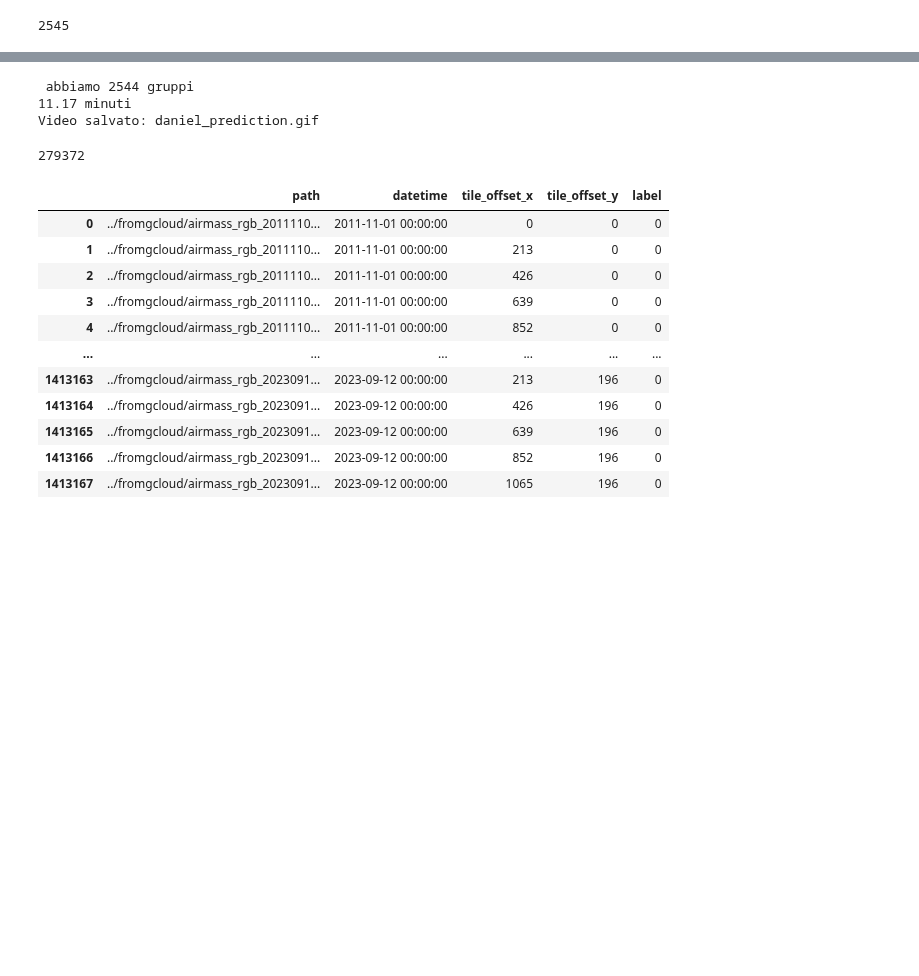
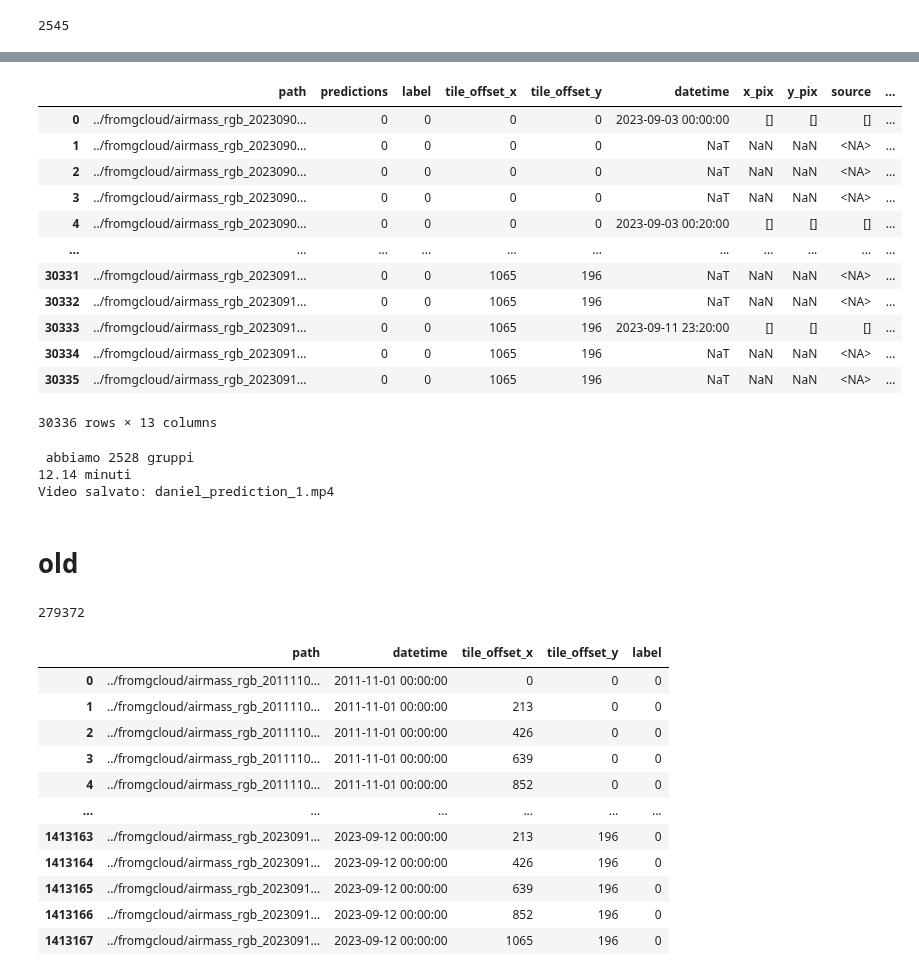
Before and after one commit to dandarm/VideoMAEv2, a Jupyter notebook: Predict_general_data.ipynb, the cells around one changed output, grey strips where cells are left out. Drawn from its saved outputs; the diff is of its cells as text; code cells hidden in the pictures; blank space fills up the shorter version.

Commit message:
save tile outside balance - offsets from given df -

```diff
--- a/Predict_general_data.ipynb
+++ b/Predict_general_data.ipynb
@@ -238,3 +214,3 @@ df_mapping
 # %%
 # ottengo il dataframe per creare i video
-df_data_merg = df_mapping.merge(df_data, on=['path', 'tile_offset_x', 'tile_offset_y'], how='left').drop(columns='label').rename(columns={'tmp_label':'label'})
+df_data_merg = df_mapping.merge(df_2023_20m, on=['path', 'tile_offset_x', 'tile_offset_y'], how='left').drop(columns='label').rename(columns={'tmp_label':'label'})
@@ -256,0 +233,16 @@ def make_animation(df, nomefile='predictions_validation3.gif'):
+# %%
+df_data_merg
+# %% [output]
+|  | path | predictions | label | tile_offset_x | tile_offset_y | datetime | x_pix | y_pix | source | ... |
+| 0 | ../fromgcloud/airmass_rgb_2023090... | 0 | 0 | 0 | 0 | 2023-09-03 00:00:00 | [] | [] | [] | ... |
+| 1 | ../fromgcloud/airmass_rgb_2023090... | 0 | 0 | 0 | 0 | NaT | NaN | NaN | <NA> | ... |
+| 2 | ../fromgcloud/airmass_rgb_2023090... | 0 | 0 | 0 | 0 | NaT | NaN | NaN | <NA> | ... |
+| 3 | ../fromgcloud/airmass_rgb_2023090... | 0 | 0 | 0 | 0 | NaT | NaN | NaN | <NA> | ... |
+| 4 | ../fromgcloud/airmass_rgb_2023090... | 0 | 0 | 0 | 0 | 2023-09-03 00:20:00 | [] | [] | [] | ... |
+| ... | ... | ... | ... | ... | ... | ... | ... | ... | ... | ... |
+| 30331 | ../fromgcloud/airmass_rgb_2023091... | 0 | 0 | 1065 | 196 | NaT | NaN | NaN | <NA> | ... |
+| 30332 | ../fromgcloud/airmass_rgb_2023091... | 0 | 0 | 1065 | 196 | NaT | NaN | NaN | <NA> | ... |
+| 30333 | ../fromgcloud/airmass_rgb_2023091... | 0 | 0 | 1065 | 196 | 2023-09-11 23:20:00 | [] | [] | [] | ... |
+| 30334 | ../fromgcloud/airmass_rgb_2023091... | 0 | 0 | 1065 | 196 | NaT | NaN | NaN | <NA> | ... |
+| 30335 | ../fromgcloud/airmass_rgb_2023091... | 0 | 0 | 1065 | 196 | NaT | NaN | NaN | <NA> | ... |
+30336 rows × 13 columns
@@ -257,9 +252,11 @@ def make_animation(df, nomefile='predictions_validation3.gif'):
 # %%
-make_animation(df_data_merg, nomefile='daniel_prediction.gif')
+make_animation(df_data_merg, nomefile='daniel_prediction_1.mp4', writer=get_writer4animation())
 # %% [output]
- abbiamo 2544 gruppi
-11.17 minuti
-Video salvato: daniel_prediction.gif
+ abbiamo 2528 gruppi
+12.14 minuti
+Video salvato: daniel_prediction_1.mp4
+# %% [markdown]
+# old
 # %%
 import pandas as pd
 pd.set_option('display.max_rows', 500)
```
Also changed, not shown: parts of 28 cells of this notebook, 5 other files.
